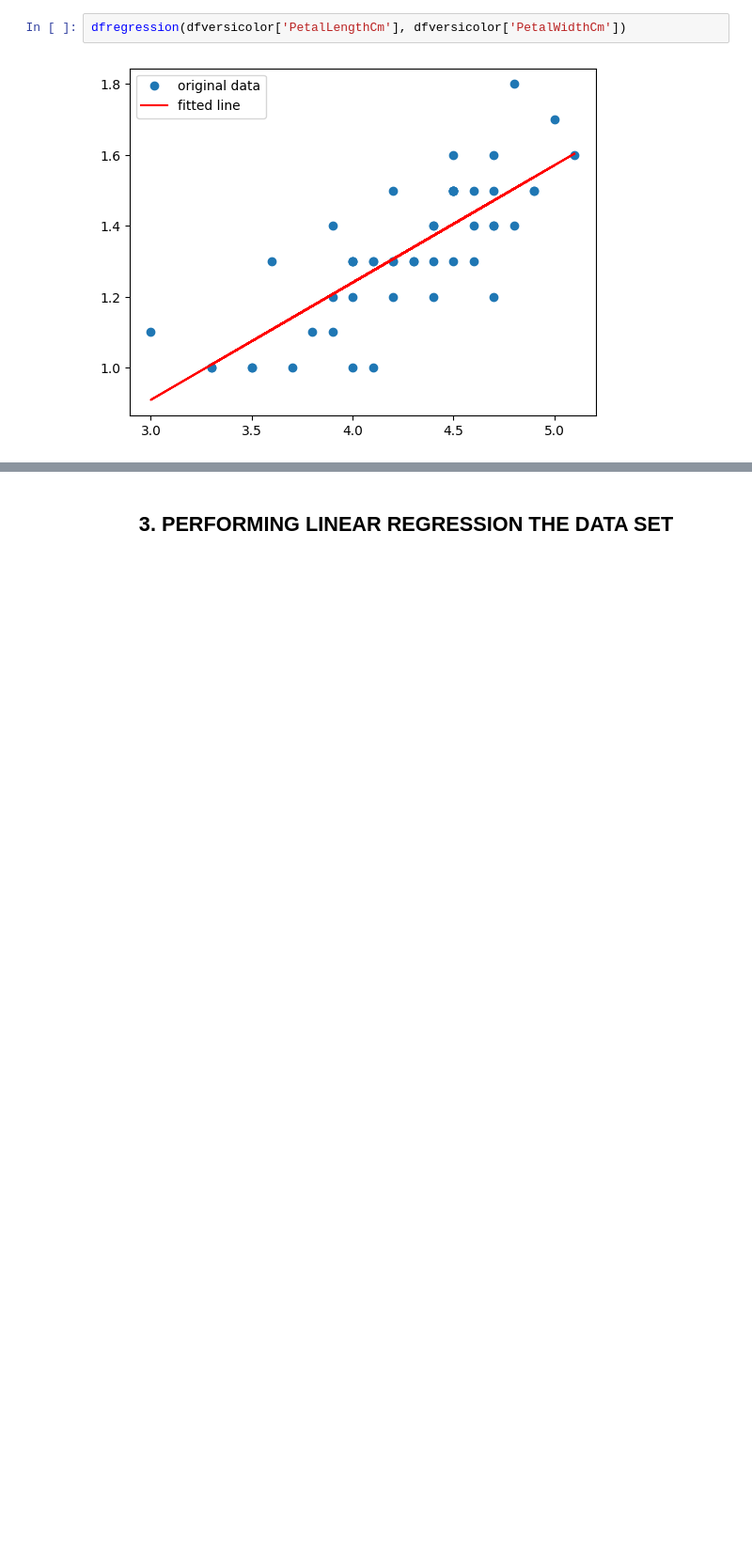
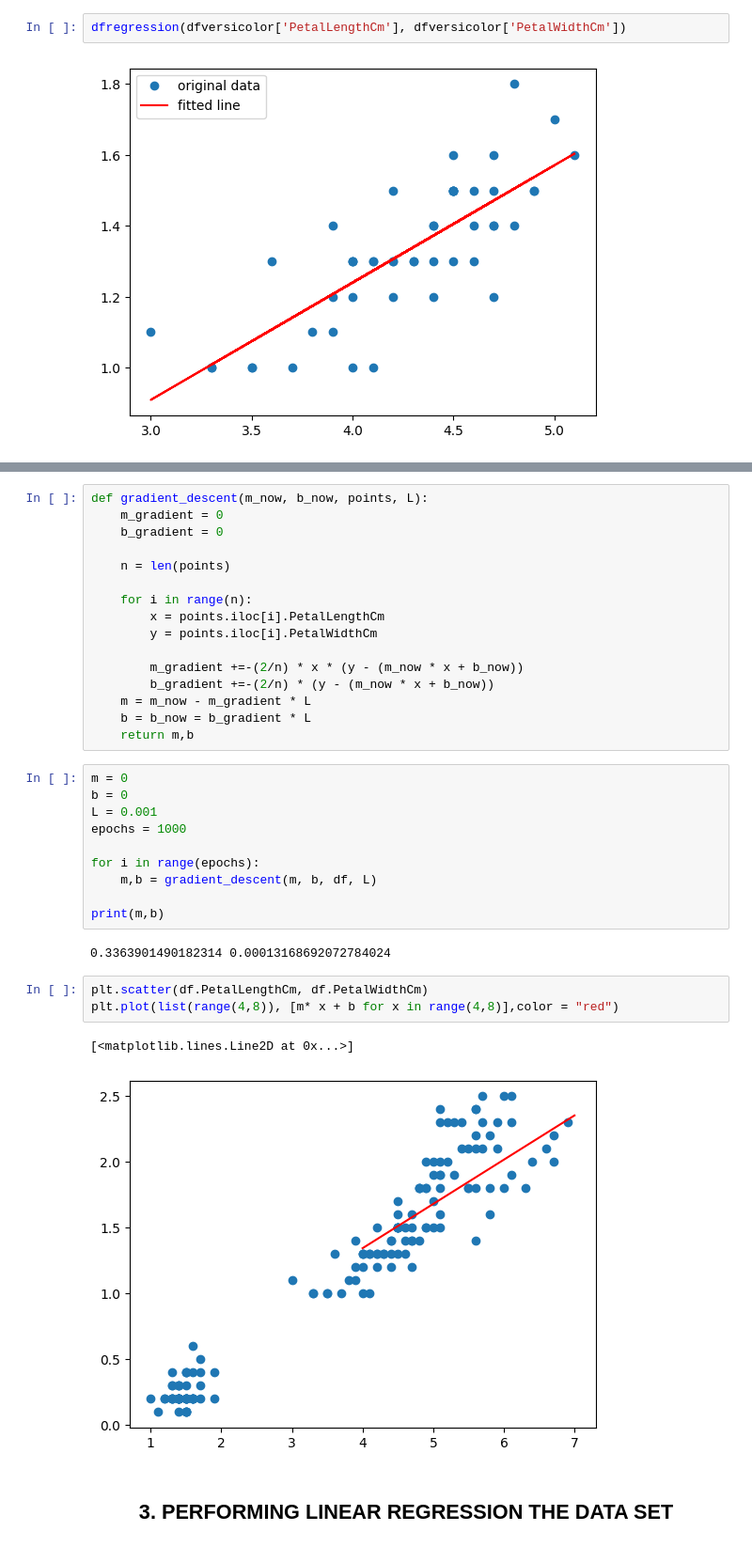
Before and after one commit to StephenCaulfield/MLAS-Autumn-Stephen-Caulfield, a Jupyter notebook: regression.ipynb, the cells around one changed output, grey strips where cells are left out. Shown: that part at 94% size. Cells and saved outputs as stored; diff of their text form; blank space fills up the shorter version.

```diff
--- a/regression.ipynb
+++ b/regression.ipynb
@@ -98,2 +106,36 @@ dfregression(dfversicolor['PetalLengthCm'], dfversicolor['PetalWidthCm'])
+# %%
+def gradient_descent(m_now, b_now, points, L):
+    m_gradient = 0
+    b_gradient = 0
+
+    n = len(points)
+
+    for i in range(n):
+        x = points.iloc[i].PetalLengthCm
+        y = points.iloc[i].PetalWidthCm
+
+        m_gradient +=-(2/n) * x * (y - (m_now * x + b_now))
+        b_gradient +=-(2/n) * (y - (m_now * x + b_now))
+    m = m_now - m_gradient * L
+    b = b_now = b_gradient * L
+    return m,b
+# %%
+m = 0
+b = 0
+L = 0.001
+epochs = 1000
+
+for i in range(epochs):
+    m,b = gradient_descent(m, b, df, L)
+
+print(m,b)
+# %% [output]
+0.3363901490182314 0.00013168692072784024
+# %%
+plt.scatter(df.PetalLengthCm, df.PetalWidthCm)
+plt.plot(list(range(4,8)), [m* x + b for x in range(4,8)],color = "red")
+# %% [output]
+[<matplotlib.lines.Line2D at 0x...>]
+[figure, added]
 # %% [markdown]
 <h2 align = "center">3. PERFORMING LINEAR REGRESSION THE DATA SET</h2>
```
Also changed, not shown: parts of 2 cells of this notebook.
